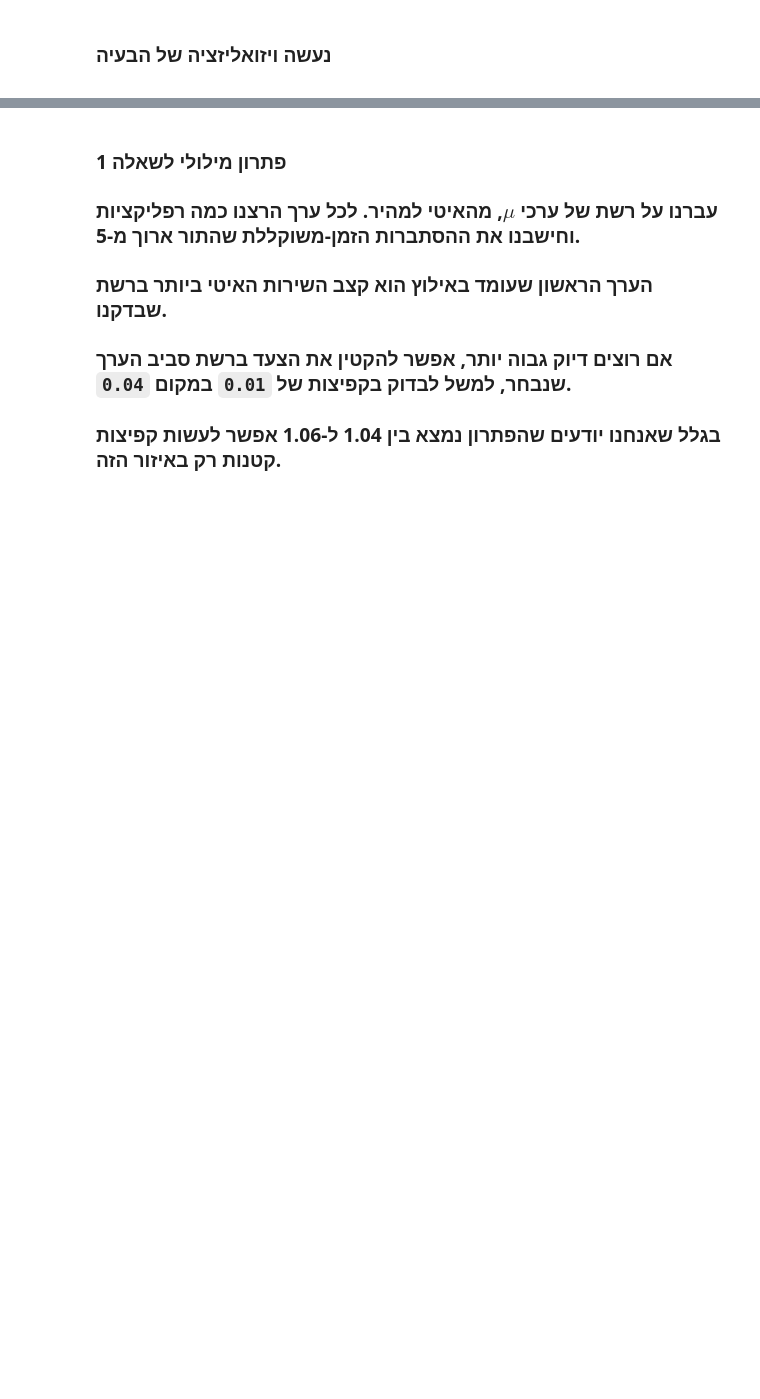
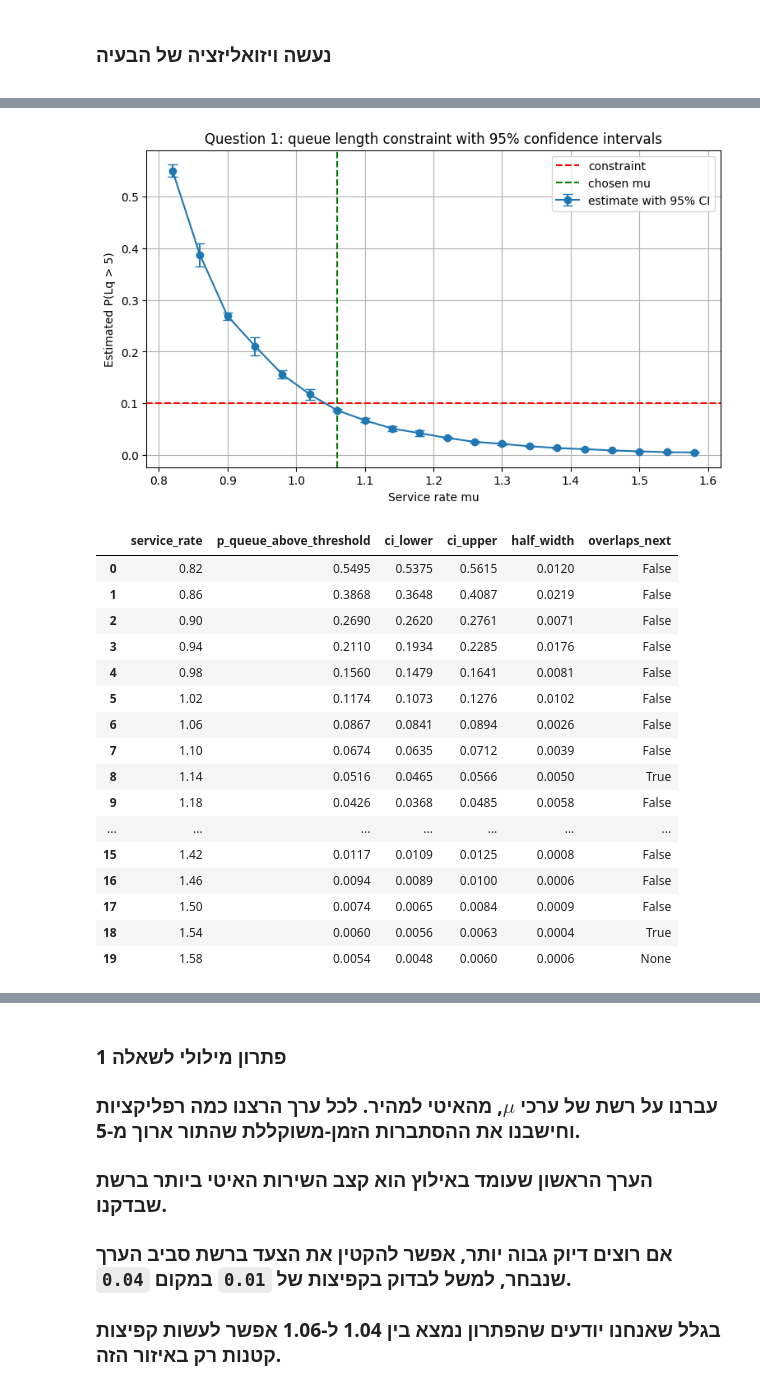
Before and after one commit to eliransher/sim_course, a Jupyter notebook: class_exersize/5_queue_analysis.ipynb, the cells around one changed output, grey strips where cells are left out. Cells and saved outputs as stored; diff of their text form; code cells hidden in the pictures; blank space fills up the shorter version.

```diff
--- a/class_exersize/5_queue_analysis.ipynb
+++ b/class_exersize/5_queue_analysis.ipynb
@@ -245,0 +259,62 @@ plt.show()
+# %%
+from scipy import stats
+
+# 95% confidence interval for P(Lq > 5) at each service rate, based on the 5 replications.
+num_replications = 5
+t_value = stats.t.ppf(0.975, df=num_replications - 1)
+
+q1_service_rates = np.array([row['service_rate'] for row in question_1_results])
+q1_means = np.array([row['p_queue_above_threshold'] for row in question_1_results])
+q1_stds = np.array([row['p_queue_above_threshold_std'] for row in question_1_results])
+q1_half_widths = t_value * q1_stds / np.sqrt(num_replications)
+
+question_1_ci_df = pd.DataFrame({
+    'service_rate': q1_service_rates,
+    'p_queue_above_threshold': q1_means,
+    'ci_lower': q1_means - q1_half_widths,
+    'ci_upper': q1_means + q1_half_widths,
+    'half_width': q1_half_widths,
+})
+
+# Do the confidence intervals of two neighbouring service rates overlap?
+question_1_ci_df['overlaps_next'] = list(
+    question_1_ci_df['ci_lower'].values[:-1] <= question_1_ci_df['ci_upper'].values[1:]
+) + [None]
+
+plt.figure()
+plt.errorbar(
+    q1_service_rates,
+    q1_means,
+    yerr=q1_half_widths,
+    marker='o',
+    capsize=4,
+    label='estimate with 95% CI',
+)
+plt.axhline(max_probability_queue_too_long, color='red', linestyle='--', label='constraint')
+plt.axvline(chosen_q1['service_rate'], color='green', linestyle='--', label='chosen mu')
+plt.xlabel('Service rate mu')
+plt.ylabel('Estimated P(Lq > 5)')
+plt.title('Question 1: queue length constraint with 95% confidence intervals')
+plt.legend()
+plt.show()
+
+question_1_ci_df.round(4)
+# %% [output]
+[figure, added]
+|  | service_rate | p_queue_above_threshold | ci_lower | ci_upper | half_width | overlaps_next |
+| 0 | 0.82 | 0.5495 | 0.5375 | 0.5615 | 0.0120 | False |
+| 1 | 0.86 | 0.3868 | 0.3648 | 0.4087 | 0.0219 | False |
+| 2 | 0.90 | 0.2690 | 0.2620 | 0.2761 | 0.0071 | False |
+| 3 | 0.94 | 0.2110 | 0.1934 | 0.2285 | 0.0176 | False |
+| 4 | 0.98 | 0.1560 | 0.1479 | 0.1641 | 0.0081 | False |
+| 5 | 1.02 | 0.1174 | 0.1073 | 0.1276 | 0.0102 | False |
+| 6 | 1.06 | 0.0867 | 0.0841 | 0.0894 | 0.0026 | False |
+| 7 | 1.10 | 0.0674 | 0.0635 | 0.0712 | 0.0039 | False |
+| 8 | 1.14 | 0.0516 | 0.0465 | 0.0566 | 0.0050 | True |
+| 9 | 1.18 | 0.0426 | 0.0368 | 0.0485 | 0.0058 | False |
+| ... | ... | ... | ... | ... | ... | ... |
+| 15 | 1.42 | 0.0117 | 0.0109 | 0.0125 | 0.0008 | False |
+| 16 | 1.46 | 0.0094 | 0.0089 | 0.0100 | 0.0006 | False |
+| 17 | 1.50 | 0.0074 | 0.0065 | 0.0084 | 0.0009 | False |
+| 18 | 1.54 | 0.0060 | 0.0056 | 0.0063 | 0.0004 | True |
+| 19 | 1.58 | 0.0054 | 0.0048 | 0.0060 | 0.0006 | None |
```
Also changed, not shown: parts of 11 cells of this notebook.
